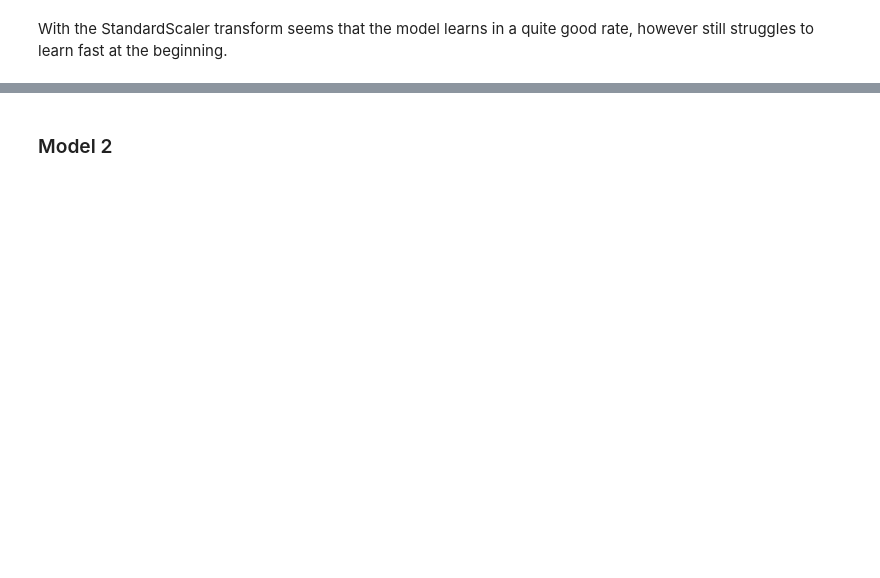
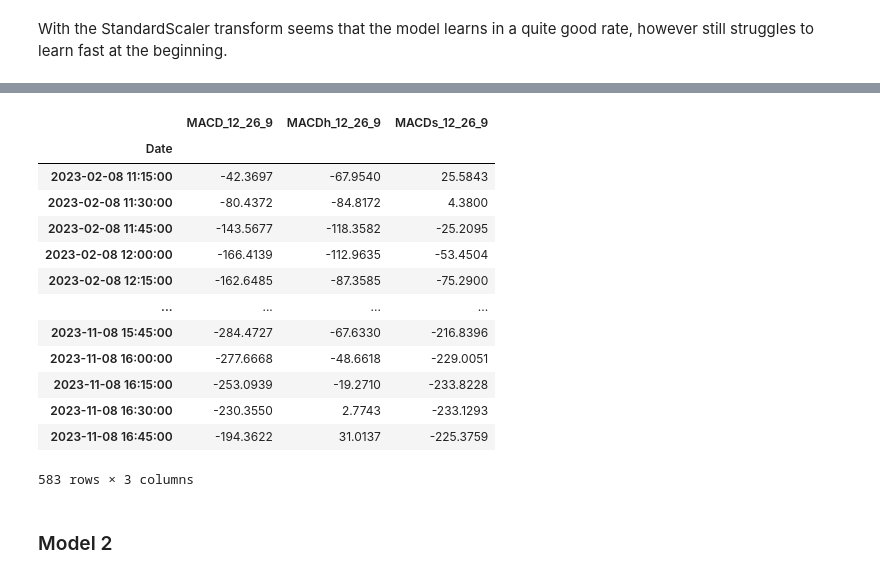
Before and after one commit to filipepapa/deep_learning, a Jupyter notebook: st_trend_predict_m15_oos.ipynb, the cells around one changed output, grey strips where cells are left out. Drawn from its saved outputs; the diff is of its cells as text; code cells hidden in the pictures; blank space fills up the shorter version.

```diff
--- a/st_trend_predict_m15_oos.ipynb
+++ b/st_trend_predict_m15_oos.ipynb
@@ -1151,0 +1090,3 @@ With the MinMax Scaler the model 1 does not seem to learn at all, probably becau
+# %%
+df_oos.ta.strategy(MACD_Strategy,timed=True,verbose=True)
+data_oos = df_oos.copy().dropna()
@@ -1152,2 +1101,21 @@ With the MinMax Scaler the model 1 does not seem to learn at all, probably becau
+# %%
+indic = 'MACD'
+idx = data_oos.columns.str[:4].isin([indic])
+data_oos.iloc[:,idx]
+# %% [output]
+|  | MACD_12_26_9 | MACDh_12_26_9 | MACDs_12_26_9 |
+| Date |  |  |  |
+| 2023-02-08 11:15:00 | -42.3697 | -67.9540 | 25.5843 |
+| 2023-02-08 11:30:00 | -80.4372 | -84.8172 | 4.3800 |
+| 2023-02-08 11:45:00 | -143.5677 | -118.3582 | -25.2095 |
+| 2023-02-08 12:00:00 | -166.4139 | -112.9635 | -53.4504 |
+| 2023-02-08 12:15:00 | -162.6485 | -87.3585 | -75.2900 |
+| ... | ... | ... | ... |
+| 2023-11-08 15:45:00 | -284.4727 | -67.6330 | -216.8396 |
+| 2023-11-08 16:00:00 | -277.6668 | -48.6618 | -229.0051 |
+| 2023-11-08 16:15:00 | -253.0939 | -19.2710 | -233.8228 |
+| 2023-11-08 16:30:00 | -230.3550 | 2.7743 | -233.1293 |
+| 2023-11-08 16:45:00 | -194.3622 | 31.0137 | -225.3759 |
+583 rows × 3 columns
 # %% [markdown]
 ### Model 2
```
Also changed, not shown: parts of 25 cells of this notebook.
